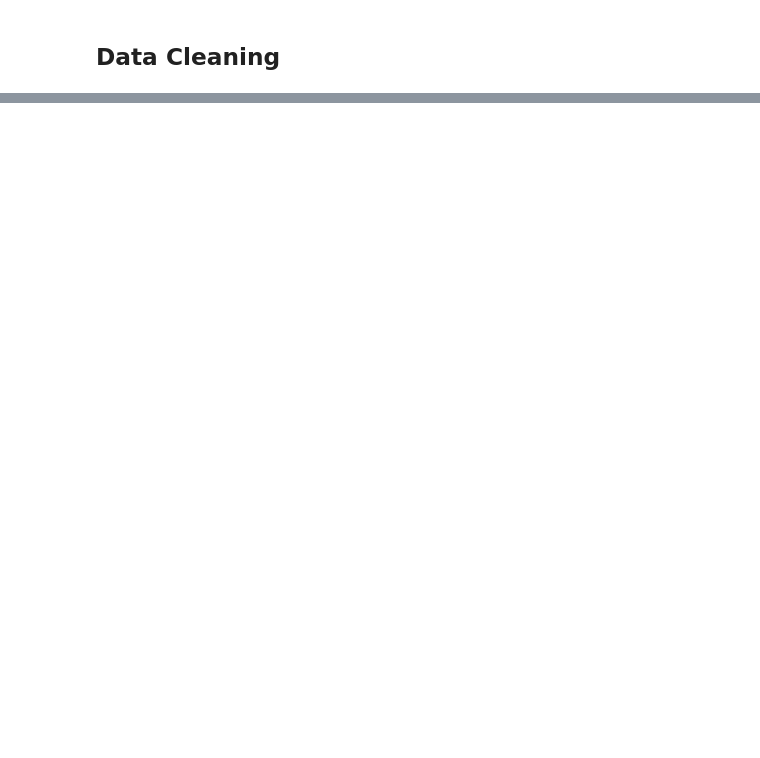
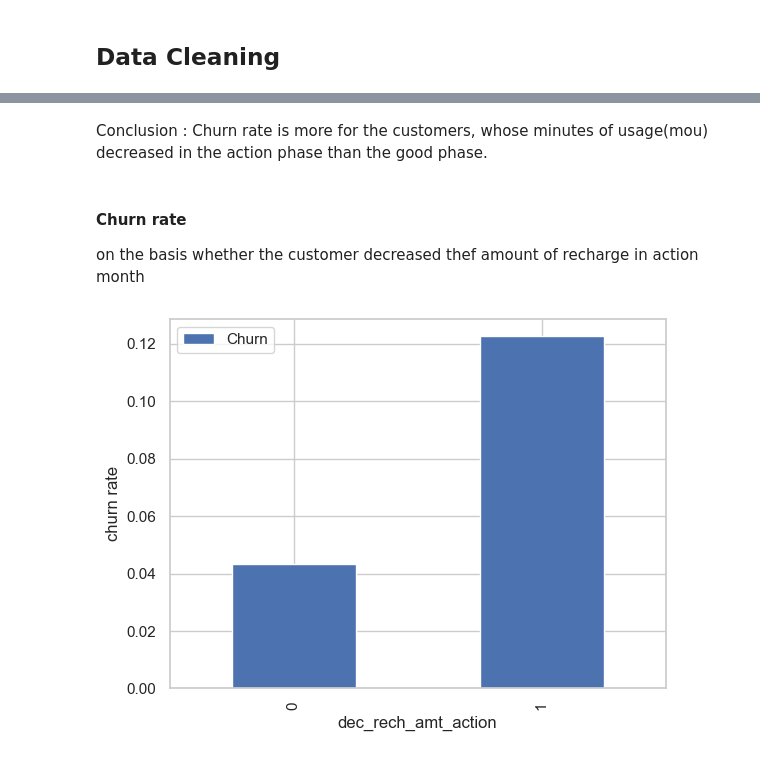
Before and after one commit to theankitasri/telecom_churn_5_mar, a Jupyter notebook: Telecom_Churn_Case_Study_5_Mar_2024.ipynb, the cells around one changed output, grey strips where cells are left out. Saved outputs shown, nothing was run; the diff lists cells and outputs as text; code cells hidden in the pictures; blank space fills up the shorter version.

```diff
--- a/Telecom_Churn_Case_Study_5_Mar_2024.ipynb
+++ b/Telecom_Churn_Case_Study_5_Mar_2024.ipynb
@@ -698,0 +615,12 @@ plt.show()
+# %% [markdown]
+Conclusion :
+Churn rate is more for the customers, whose minutes of usage(mou) decreased in the action phase than the good phase.
+# %% [markdown]
+#### Churn rate
+on the basis whether the customer decreased thef amount of recharge in action month
+# %%
+new_DF.pivot_table(values='Churn', index='dec_rech_amt_action', aggfunc='mean').plot.bar()
+plt.ylabel('churn rate')
+plt.show()
+# %% [output]
+[figure, added]
```
Also changed, not shown: parts of 353 cells of this notebook.
